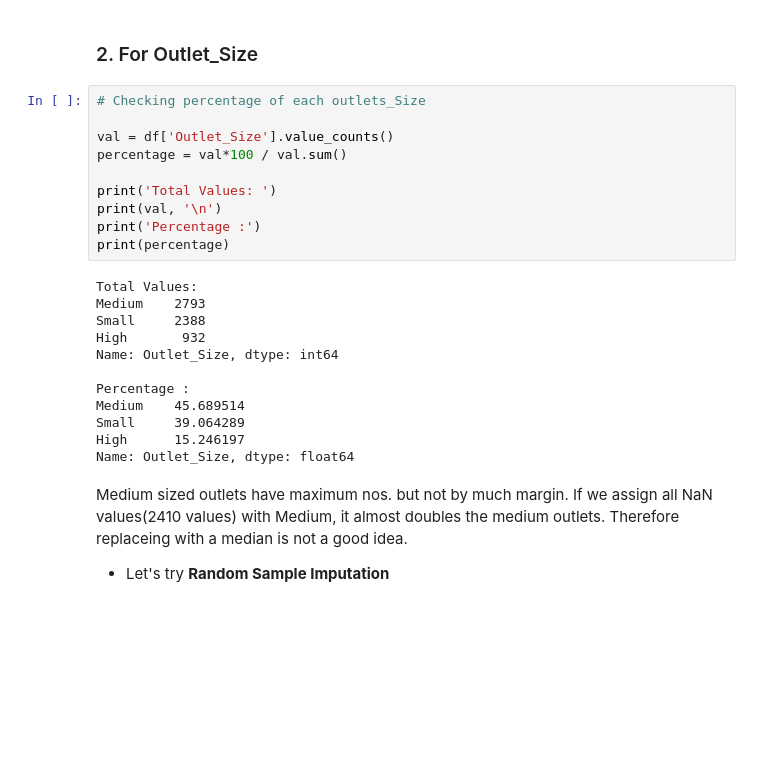
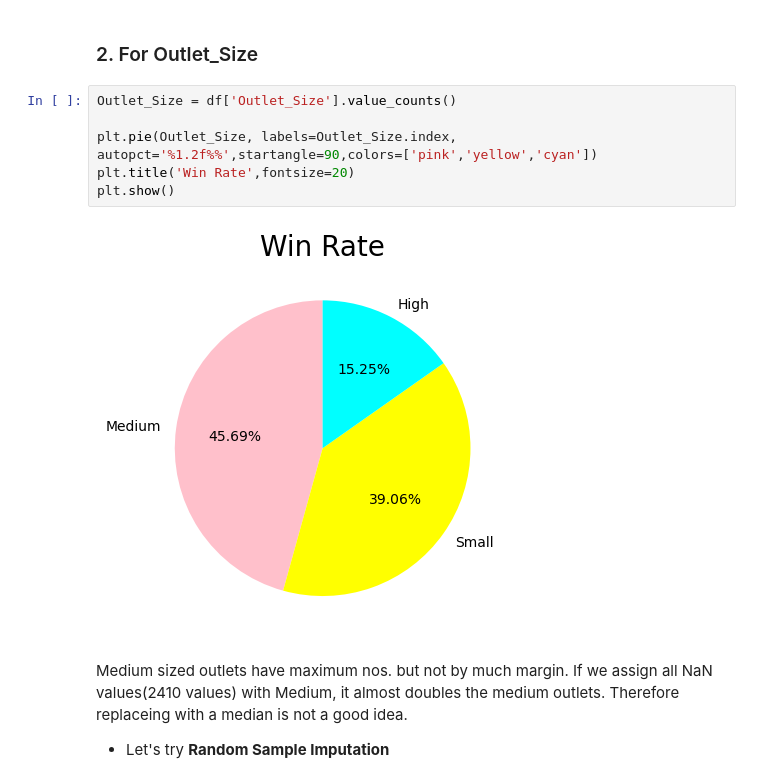
Before and after one commit to VIDIT-9/Big-Mart-Sales-Predition---Analytics-Vidhya, a Jupyter notebook: BigMartSalesPrediciton.ipynb, the cells around one changed output. Cells and saved outputs as stored; diff of their text form; blank space fills up the shorter version.

```diff
--- a/BigMartSalesPrediciton.ipynb
+++ b/BigMartSalesPrediciton.ipynb
@@ -436,28 +436,14 @@ max        21.350000
 Name: Item_Weight, dtype: float64
 # %% [markdown]
 ### 2. For Outlet_Size
-# %%
-# Checking percentage of each outlets_Size
-
-val = df['Outlet_Size'].value_counts()
-percentage = val*100 / val.sum()
-
-print('Total Values: ')
-print(val, '\n')
-print('Percentage :')
-print(percentage)
-# %% [output]
-Total Values:
-Medium    2793
-Small     2388
-High       932
-Name: Outlet_Size, dtype: int64
-
-Percentage :
-Medium    45.689514
-Small     39.064289
-High      15.246197
-Name: Outlet_Size, dtype: float64
+# %%
+Outlet_Size = df['Outlet_Size'].value_counts()
+
+plt.pie(Outlet_Size, labels=Outlet_Size.index, autopct='%1.2f%%',startangle=90,colors=['pink','yellow','cyan'])
+plt.title('Win Rate',fontsize=20)
+plt.show()
+# %% [output]
+[figure, added]
 # %% [markdown]
 Medium sized outlets have maximum nos. but not by much margin. If we assign all NaN values(2410 values) with Medium,  it almost doubles the medium outlets. Therefore replaceing with a median is not a good idea.
 * Let's try **Random Sample Imputation**
```
Also changed, not shown: parts of 4 cells of this notebook.
